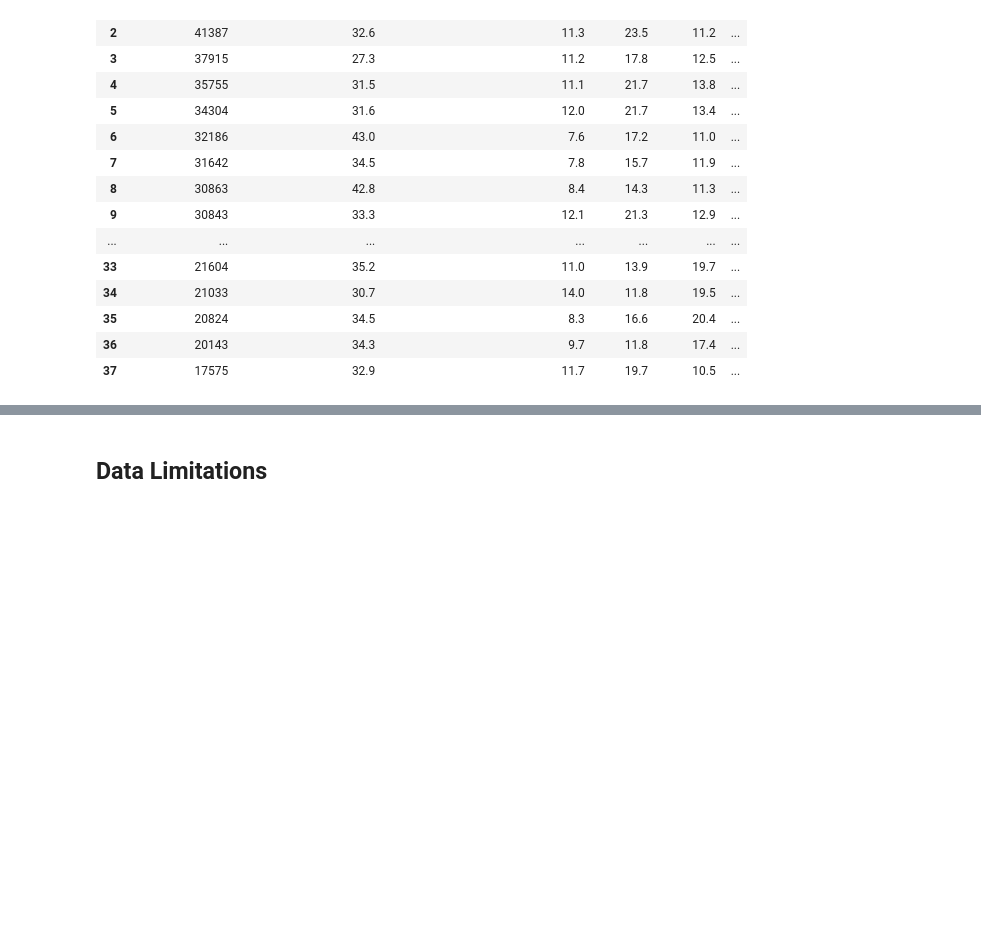
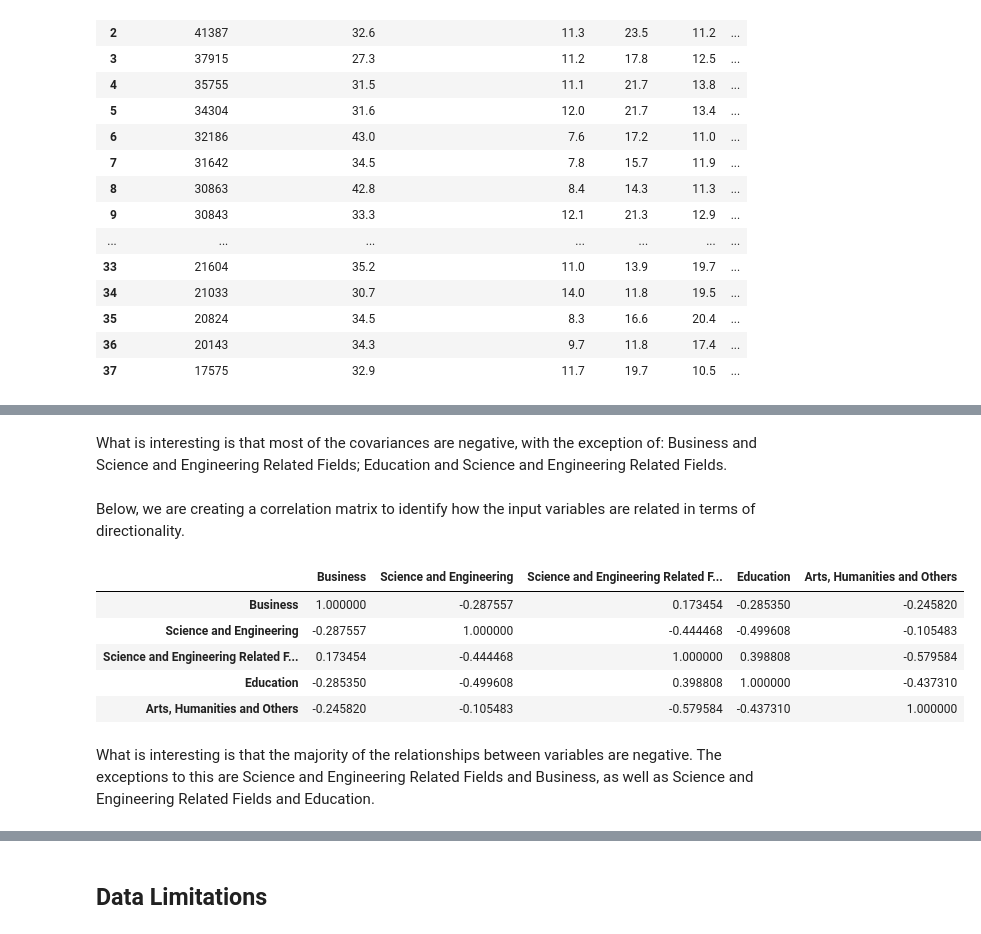
Before and after one commit to sonia-mar/info2950-final-project, a Jupyter notebook: finalproject.ipynb, the cells around one changed output, grey strips where cells are left out. Saved outputs shown, nothing was run; the diff lists cells and outputs as text; code cells hidden in the pictures; blank space fills up the shorter version.

```diff
--- a/finalproject.ipynb
+++ b/finalproject.ipynb
@@ -1158,0 +1184,16 @@ We want to see if there is interaction between the percentage of each major. Per
+# %% [markdown]
+What is interesting is that most of the covariances are negative, with the exception of: Business and Science and Engineering Related Fields; Education and Science and Engineering Related Fields.
+# %% [markdown]
+Below, we are creating a correlation matrix to identify how the input variables are related in terms of directionality.
+# %%
+correlation = X.corr()
+display(correlation)
+# %% [output]
+|  | Business | Science and Engineering | Science and Engineering Related F... | Education | Arts, Humanities and Others |
+| Business | 1.000000 | -0.287557 | 0.173454 | -0.285350 | -0.245820 |
+| Science and Engineering | -0.287557 | 1.000000 | -0.444468 | -0.499608 | -0.105483 |
+| Science and Engineering Related F... | 0.173454 | -0.444468 | 1.000000 | 0.398808 | -0.579584 |
+| Education | -0.285350 | -0.499608 | 0.398808 | 1.000000 | -0.437310 |
+| Arts, Humanities and Others | -0.245820 | -0.105483 | -0.579584 | -0.437310 | 1.000000 |
+# %% [markdown]
+What is interesting is that the majority of the relationships between variables are negative. The exceptions to this are Science and Engineering Related Fields and Business, as well as Science and Engineering Related Fields and Education.
```
Also changed, not shown: parts of 14 cells of this notebook, 1 other file.
